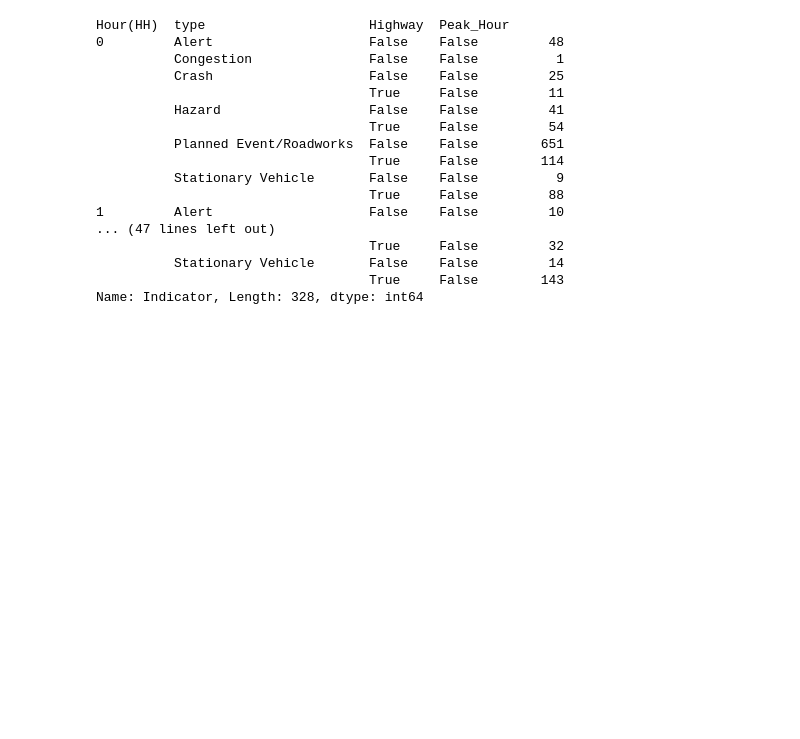
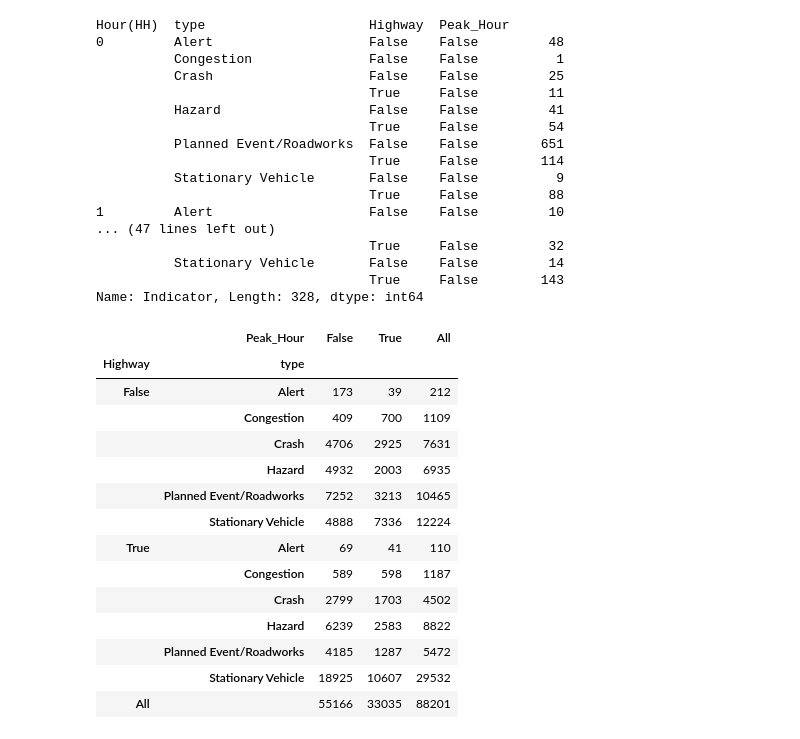
Before and after one commit to jaworra/Jupyter-Notebooks, a Jupyter notebook: request_incident_by_type.ipynb, the cells around one changed output. Drawn from its saved outputs; the diff is of its cells as text; code cells hidden in the pictures; blank space fills up the shorter version.

```diff
--- a/request_incident_by_type.ipynb
+++ b/request_incident_by_type.ipynb
@@ -159,3 +159,27 @@ Hour(HH)  type                     Highway  Peak_Hour
           Stationary Vehicle       False    False         14
                                    True     False        143
 Name: Indicator, Length: 328, dtype: int64
+# %%
+incidents.pivot_table(index =['Highway','type'],
+              columns='Peak_Hour',
+              aggfunc='sum',
+              values='Indicator',
+              fill_value=0,
+              margins=True,
+              dropna=True)
+# %% [output]
+|  | Peak_Hour | False | True | All |
+| Highway | type |  |  |  |
+| False | Alert | 173 | 39 | 212 |
+|  | Congestion | 409 | 700 | 1109 |
+|  | Crash | 4706 | 2925 | 7631 |
+|  | Hazard | 4932 | 2003 | 6935 |
+|  | Planned Event/Roadworks | 7252 | 3213 | 10465 |
+|  | Stationary Vehicle | 4888 | 7336 | 12224 |
+| True | Alert | 69 | 41 | 110 |
+|  | Congestion | 589 | 598 | 1187 |
+|  | Crash | 2799 | 1703 | 4502 |
+|  | Hazard | 6239 | 2583 | 8822 |
+|  | Planned Event/Roadworks | 4185 | 1287 | 5472 |
+|  | Stationary Vehicle | 18925 | 10607 | 29532 |
+| All |  | 55166 | 33035 | 88201 |
```
Also changed, not shown: parts of 2 cells of this notebook.
